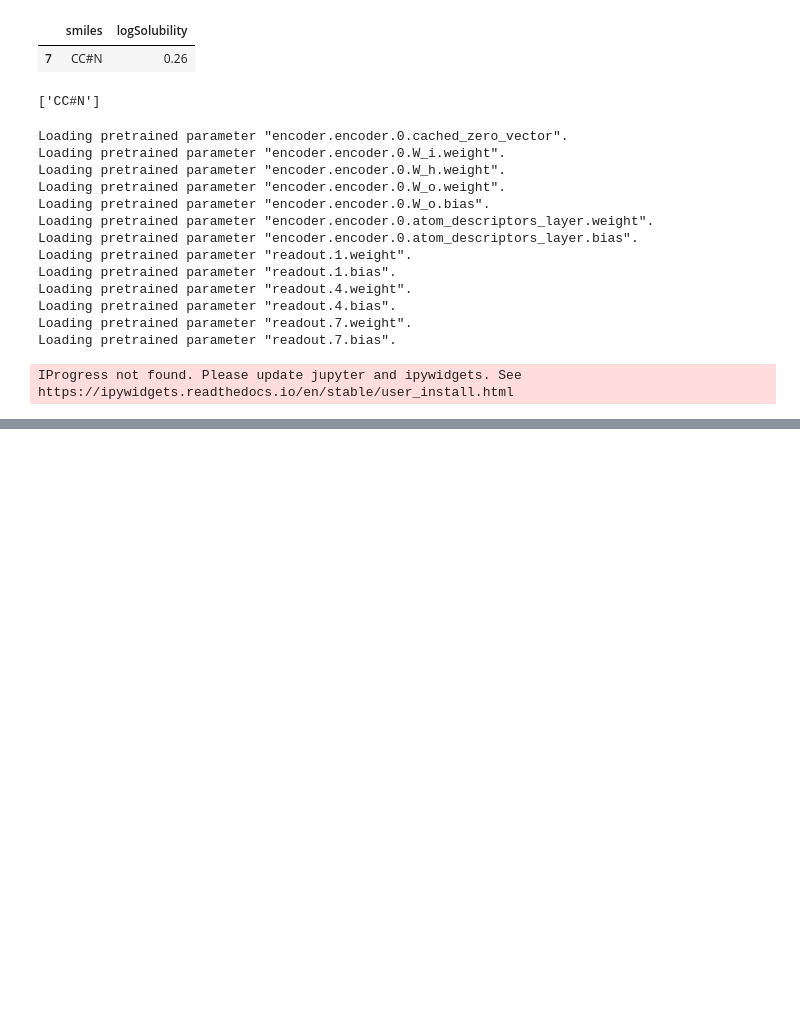
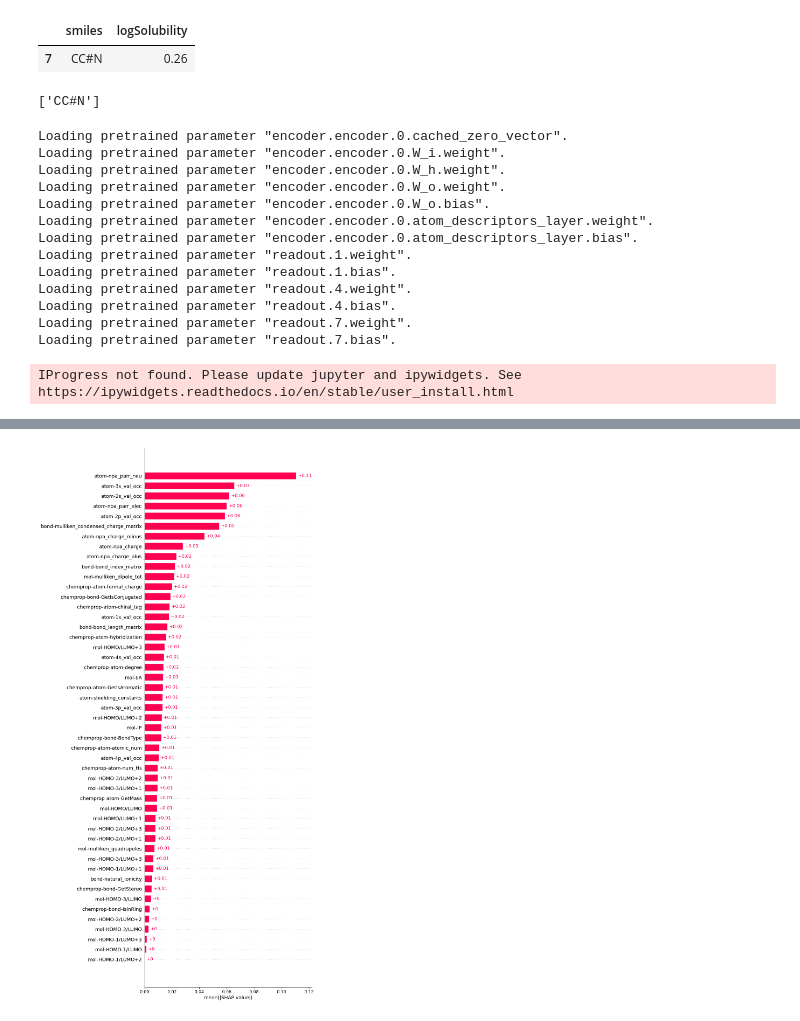
Before and after one commit to oscarwumit/chemprop, a Jupyter notebook: developing/shap_v1/data/test_shap.ipynb, the cells around one changed output, grey strips where cells are left out. Cells and saved outputs as stored; diff of their text form; code cells hidden in the pictures; blank space fills up the shorter version.

```diff
--- a/developing/shap_v1/data/test_shap.ipynb
+++ b/developing/shap_v1/data/test_shap.ipynb
@@ -188,0 +202,3 @@ array([[1, 1, 1, 1, 1, 1, 1, 1, 1, 1, 1, 1, 1, 1, 1, 1, 1, 1, 1, 1, 1, 1,
+# %%
+explanation = explainer(feature_choice, max_evals=1000)
+print(explanation)
@@ -188,0 +236,2 @@ array([[1, 1, 1, 1, 1, 1, 1, 1, 1, 1, 1, 1, 1, 1, 1, 1, 1, 1, 1, 1, 1, 1,
+# %%
+explanation.base_values = np.array([[0.41036616]])
@@ -188,0 +267,40 @@ array([[1, 1, 1, 1, 1, 1, 1, 1, 1, 1, 1, 1, 1, 1, 1, 1, 1, 1, 1, 1, 1, 1,
+# %%
+explanation.feature_names = [
+'mol-HOMO-3/LUMO', 'mol-HOMO-3/LUMO+1', 'mol-HOMO-3/LUMO+2', 'mol-HOMO-3/LUMO+3',
+       'mol-HOMO-2/LUMO', 'mol-HOMO-2/LUMO+1', 'mol-HOMO-2/LUMO+2', 'mol-HOMO-2/LUMO+3',
+       'mol-HOMO-1/LUMO', 'mol-HOMO-1/LUMO+1', 'mol-HOMO-1/LUMO+2', 'mol-HOMO-1/LUMO+3',
+       'mol-HOMO/LUMO', 'mol-HOMO/LUMO+1', 'mol-HOMO/LUMO+2', 'mol-HOMO/LUMO+3', 'mol-IP', 'mol-EA',
+       'mol-mulliken_dipole_tot', 'mol-mulliken_quadrupoles', "atom-npa_charge",
+    "atom-npa_charge_plus",
+    "atom-npa_charge_minus",
+    "atom-npa_parr_neu",
+    "atom-npa_parr_elec",
+    "atom-shielding_constants",
+    "atom-1s_val_occ",
+    "atom-2s_val_occ",
+    "atom-2p_val_occ",
+    "atom-3s_val_occ",
+    "atom-3p_val_occ",
+    "atom-4s_val_occ",
+    "atom-4p_val_occ",
+    "bond-bond_index_matrix",
+    "bond-bond_length_matrix",
+    "bond-mulliken_condensed_charge_matrix",
+    "bond-natural_ionicity",
+    "chemprop-atom-atomic_num",
+    "chemprop-atom-degree",
+    "chemprop-atom-formal_charge",
+    "chemprop-atom-chiral_tag",
+    "chemprop-atom-num_Hs",
+    "chemprop-atom-hybridization",
+    "chemprop-atom-GetIsAromatic",
+    "chemprop-atom-GetMass",
+    "chemprop-bond-BondType",
+    "chemprop-bond-GetIsConjugated",
+    "chemprop-bond-IsInRing",
+    "chemprop-bond-GetStereo",
+]
+# %%
+shap.plots.bar(explanation, max_display=50)
+# %% [output]
+[figure, added]
```
Also changed, not shown: parts of 18 cells of this notebook, 5 other files.
